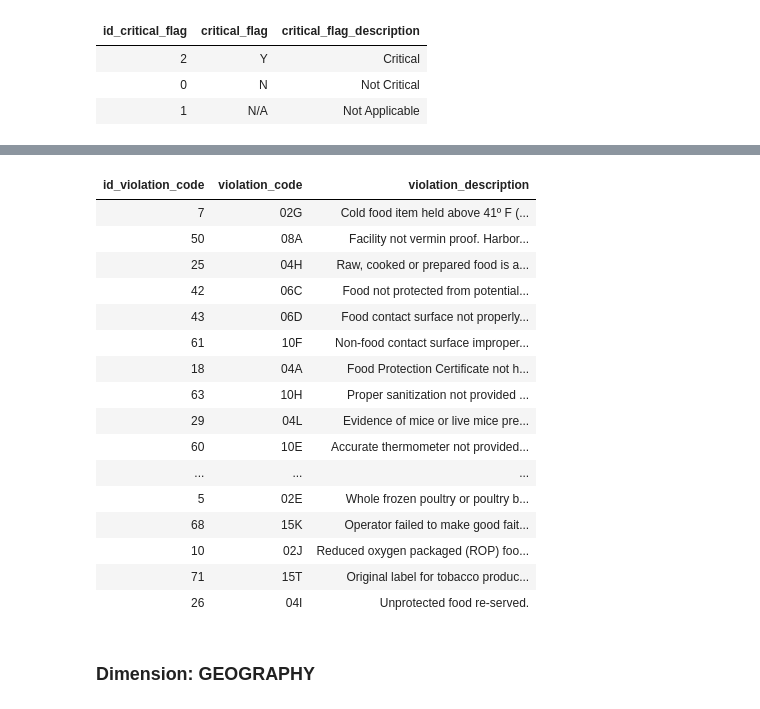
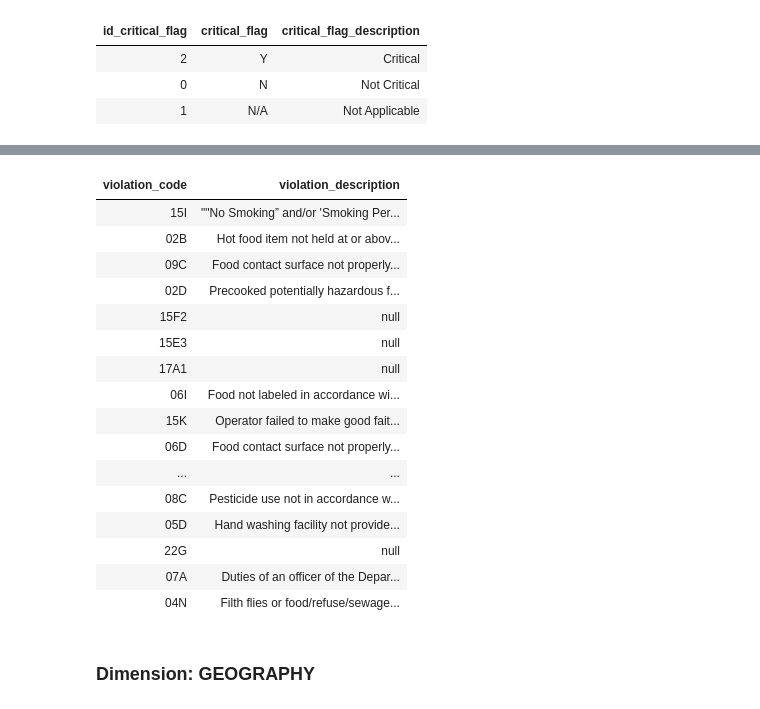
Before and after one commit to airaghidavide/NYCRestaurantsInspections, a Jupyter notebook: Restaurants_Inspections.ipynb, the cells around one changed output, grey strips where cells are left out. Saved outputs shown, nothing was run; the diff lists cells and outputs as text; code cells hidden in the pictures.

```diff
--- a/Restaurants_Inspections.ipynb
+++ b/Restaurants_Inspections.ipynb
@@ -290,34 +220,26 @@ group by violation_code,violation_description
-# %%
-list_code = sqlContext.sql('select distinct violation_code,violation_description from nyc_restaurant_inspection_results where violation_code is not null and violation_description is null')
-
-for c in list_code.rdd.collect():
-    ds['violation_code'] = ds['violation_code'].replace({c.violation_code:'N/D'})
-
-ds['violation_code'] = ds['violation_code'].replace({None:'--'})
-le = LabelEncoder()
-ds['id_violation_code'] = le.fit_transform(ds['violation_code'].values)
-dim_violation= ds[['id_violation_code','violation_code','violation_description']].drop_duplicates()
-dim_violation['violation_description'] = np.where(dim_violation['violation_code'] == 'N/D', 'Other violations',dim_violation['violation_description'] )
-ds.reset_index(drop = True)
-display(dim_violation)
-# %% [output]
-| id_violation_code | violation_code | violation_description |
-| 7 | 02G | Cold food item held above 41º F (... |
-| 50 | 08A | Facility not vermin proof. Harbor... |
-| 25 | 04H | Raw, cooked or prepared food is a... |
-| 42 | 06C | Food not protected from potential... |
-| 43 | 06D | Food contact surface not properly... |
-| 61 | 10F | Non-food contact surface improper... |
-| 18 | 04A | Food Protection Certificate not h... |
-| 63 | 10H | Proper sanitization not provided ... |
-| 29 | 04L | Evidence of mice or live mice pre... |
-| 60 | 10E | Accurate thermometer not provided... |
-| ... | ... | ... |
-| 5 | 02E | Whole frozen poultry or poultry b... |
-| 68 | 15K | Operator failed to make good fait... |
-| 10 | 02J | Reduced oxygen packaged (ROP) foo... |
-| 71 | 15T | Original label for tobacco produc... |
-| 26 | 04I | Unprotected food re-served. |
+# %%
+%sql
+
+select distinct violation_code,violation_description
+from  nyc_restaurant_inspection_results
+# %% [output]
+| violation_code | violation_description |
+| 15I | ""No Smoking” and/or 'Smoking Per... |
+| 02B | Hot food item not held at or abov... |
+| 09C | Food contact surface not properly... |
+| 02D | Precooked potentially hazardous f... |
+| 15F2 | null |
+| 15E3 | null |
+| 17A1 | null |
+| 06I | Food not labeled in accordance wi... |
+| 15K | Operator failed to make good fait... |
+| 06D | Food contact surface not properly... |
+| ... | ... |
+| 08C | Pesticide use not in accordance w... |
+| 05D | Hand washing facility not provide... |
+| 22G | null |
+| 07A | Duties of an officer of the Depar... |
+| 04N | Filth flies or food/refuse/sewage... |
 # %% [markdown]
 ### Dimension: GEOGRAPHY
 # %%
```
Also changed, not shown: parts of 49 cells of this notebook.
